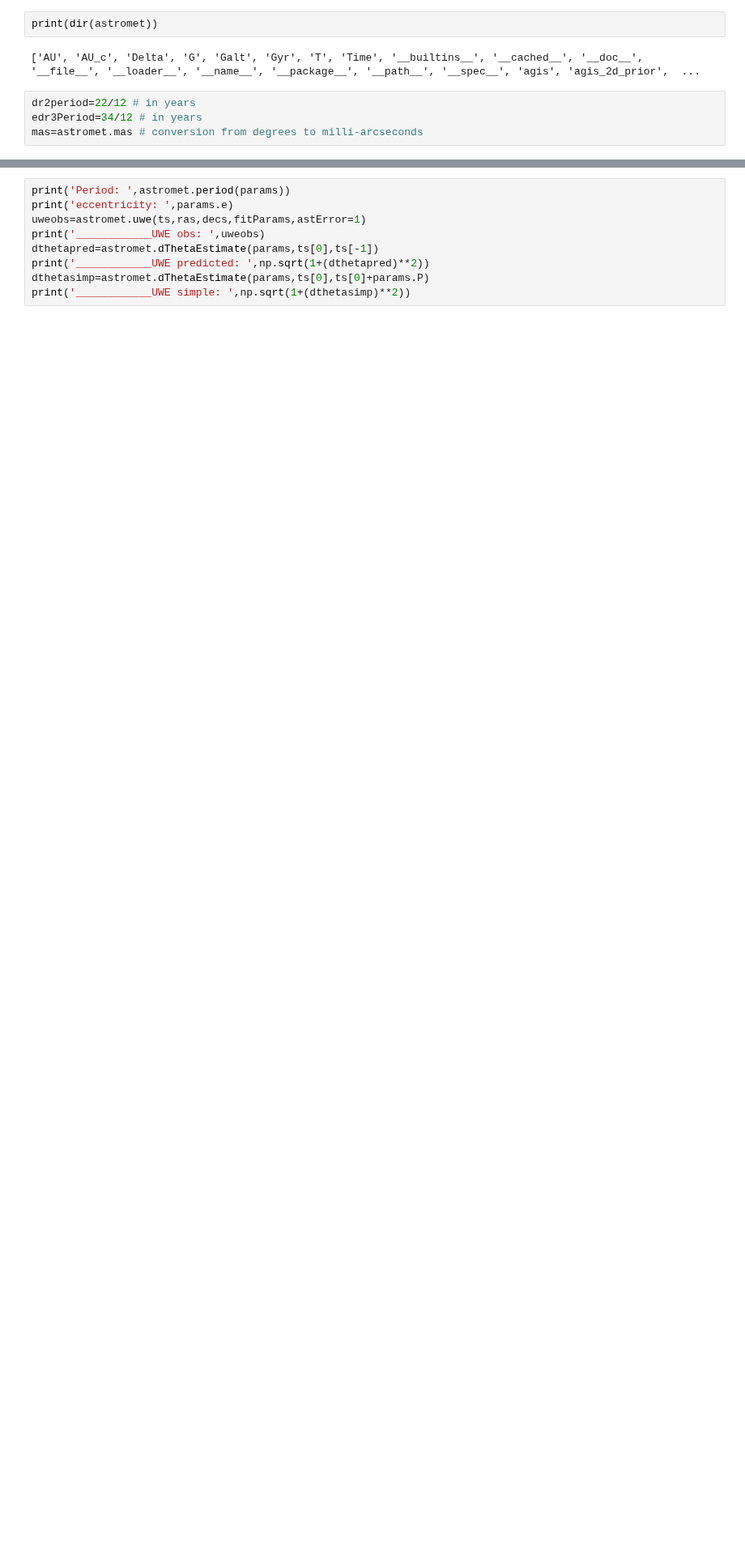
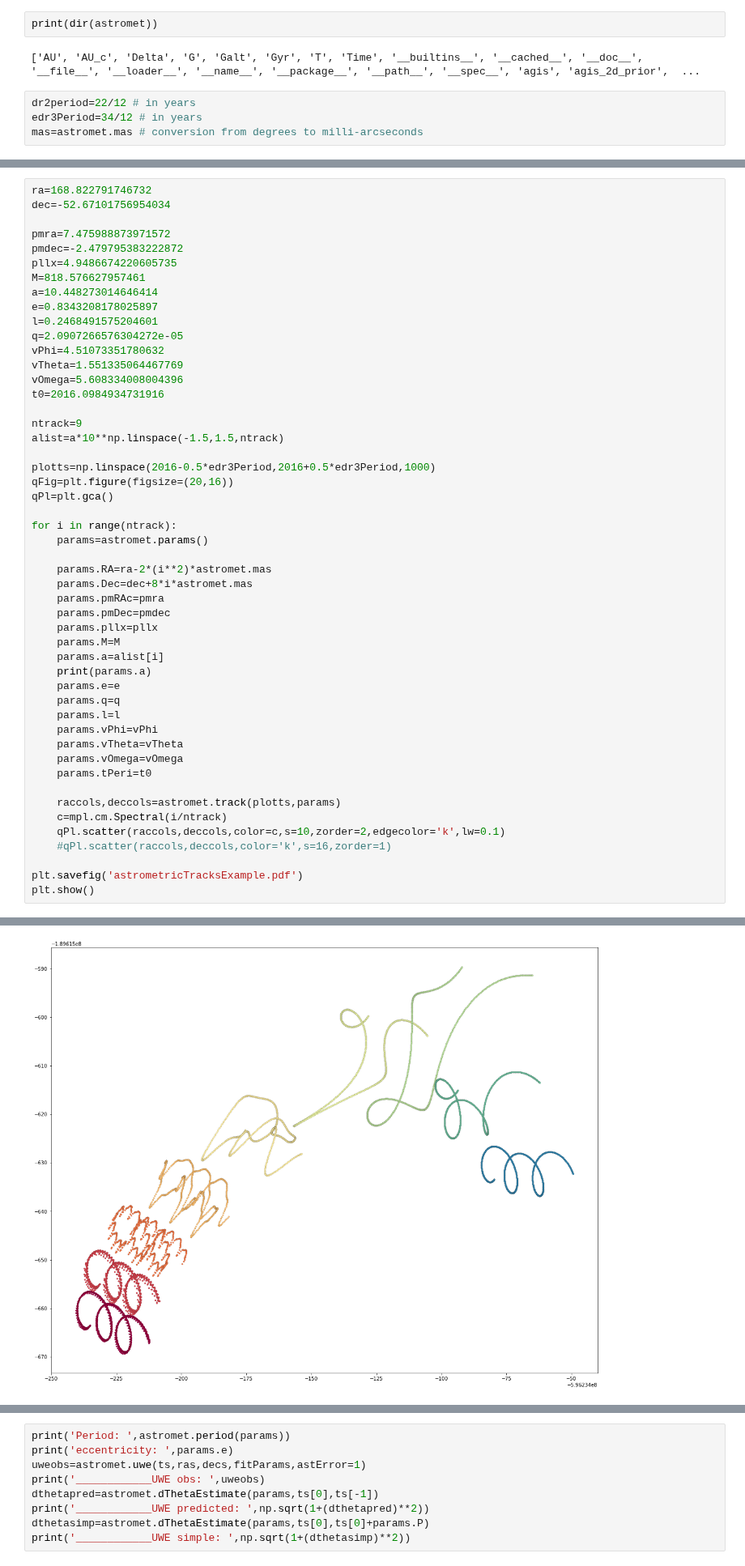
Before and after one commit to zpenoyre/astromet.py, a Jupyter notebook: example.ipynb, the cells around one changed output, grey strips where cells are left out. Shown at 81% size. Drawn from its saved outputs; the diff is of its cells as text; blank space fills up the shorter version.

```diff
--- a/example.ipynb
+++ b/example.ipynb
@@ -97,0 +98,51 @@ plt.show()
+# %%
+ra=168.822791746732
+dec=-52.67101756954034
+
+pmra=7.475988873971572
+pmdec=-2.479795383222872
+pllx=4.9486674220605735
+M=818.576627957461
+a=10.448273014646414
+e=0.8343208178025897
+l=0.2468491575204601
+q=2.0907266576304272e-05
+vPhi=4.51073351780632
+vTheta=1.551335064467769
+vOmega=5.608334008004396
+t0=2016.0984934731916
+
+ntrack=9
+alist=a*10**np.linspace(-1.5,1.5,ntrack)
+
+plotts=np.linspace(2016-0.5*edr3Period,2016+0.5*edr3Period,1000)
+qFig=plt.figure(figsize=(20,16))
+qPl=plt.gca()
+
+for i in range(ntrack):
+    params=astromet.params()
+
+    params.RA=ra-2*(i**2)*astromet.mas
+    params.Dec=dec+8*i*astromet.mas
+    params.pmRAc=pmra
+    params.pmDec=pmdec
+    params.pllx=pllx
+    params.M=M
+    params.a=alist[i]
+    print(params.a)
+    params.e=e
+    params.q=q
+    params.l=l
+    params.vPhi=vPhi
+    params.vTheta=vTheta
+    params.vOmega=vOmega
+    params.tPeri=t0
+
+    raccols,deccols=astromet.track(plotts,params)
+    c=mpl.cm.Spectral(i/ntrack)
+    qPl.scatter(raccols,deccols,color=c,s=10,zorder=2,edgecolor='k',lw=0.1)
+    #qPl.scatter(raccols,deccols,color='k',s=16,zorder=1)
+
+plt.savefig('astrometricTracksExample.pdf')
+plt.show()
+# %% [output]
@@ -97,0 +158 @@ plt.show()
+[figure, added]
```
Also changed, not shown: parts of 8 cells of this notebook, 34 other files.
